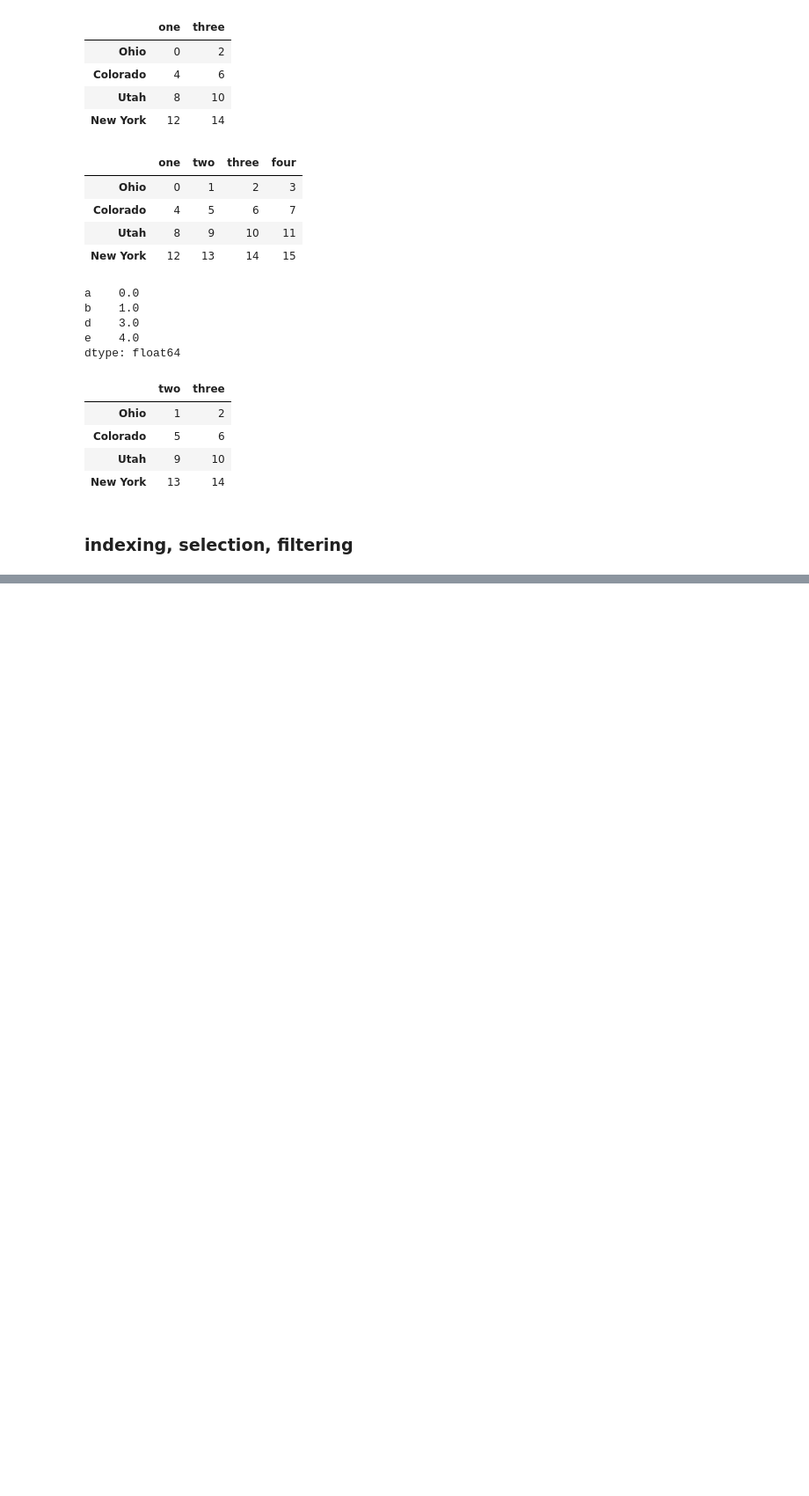
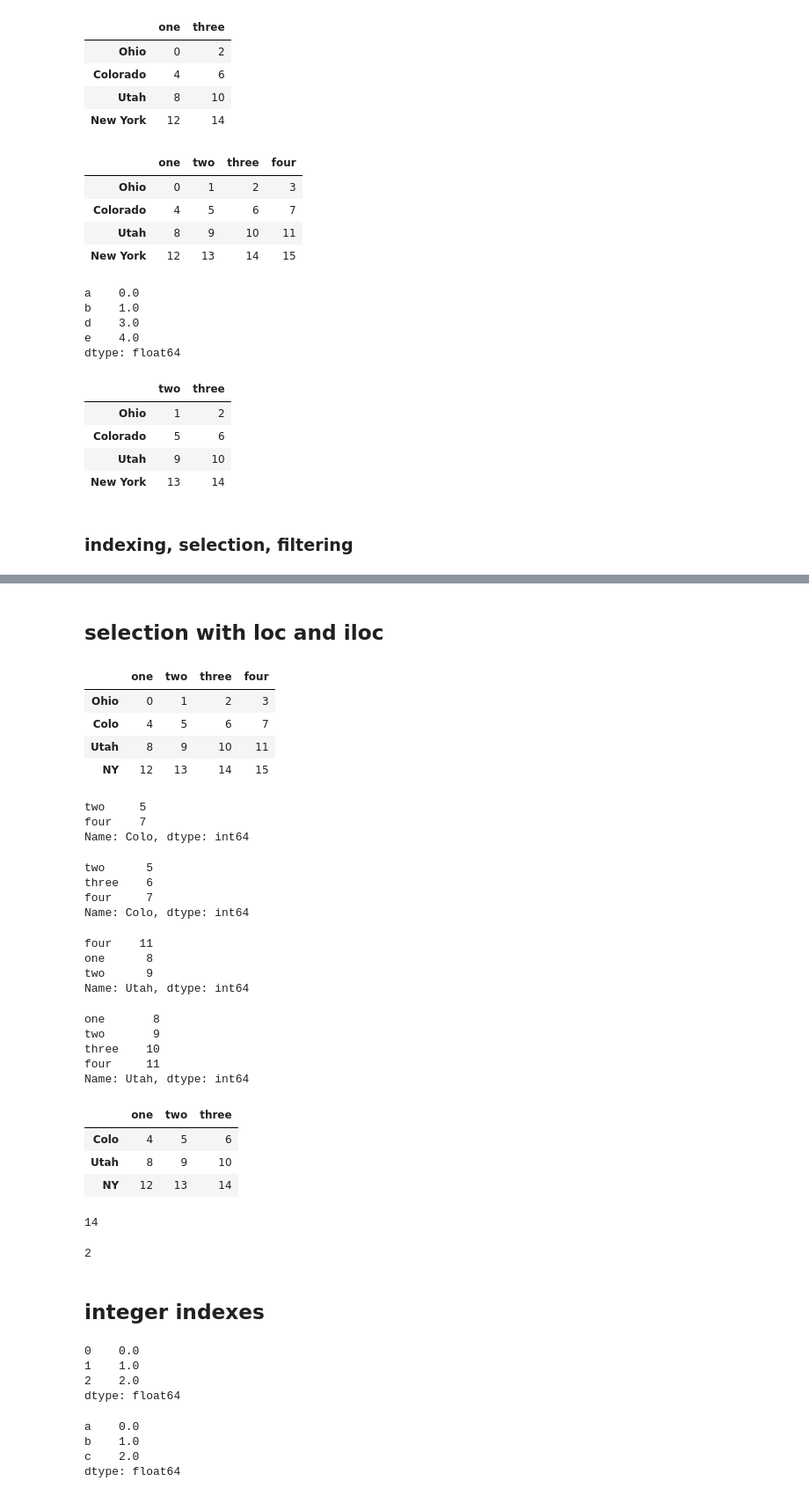
Before and after one commit to hopezh/learn_python_for_data_analysis, a Jupyter notebook: ch5_pandas.ipynb, the cells around one changed output, grey strips where cells are left out. Shown at 88% size. Drawn from its saved outputs; the diff is of its cells as text; code cells hidden in the pictures; blank space fills up the shorter version.

```diff
--- a/ch5_pandas.ipynb
+++ b/ch5_pandas.ipynb
@@ -733,0 +870,76 @@ data
+# %% [markdown]
+## selection with loc and iloc
+# %%
+data = pd.DataFrame(
+    np.arange(16).reshape((4,4)),
+    index=['Ohio', 'Colo', 'Utah', 'NY'],
+    columns=['one', 'two', 'three', 'four']
+)
+data
+# %% [output]
+|  | one | two | three | four |
+| Ohio | 0 | 1 | 2 | 3 |
+| Colo | 4 | 5 | 6 | 7 |
+| Utah | 8 | 9 | 10 | 11 |
+| NY | 12 | 13 | 14 | 15 |
+# %%
+data.loc['Colo', ['two', 'four']]
+# %% [output]
+two     5
+four    7
+Name: Colo, dtype: int64
+# %%
+data.loc['Colo', 'two':'four']
+# %% [output]
+two      5
+three    6
+four     7
+Name: Colo, dtype: int64
+# %%
+data.iloc[2, [3, 0, 1]]
+# %% [output]
+four    11
+one      8
+two      9
+Name: Utah, dtype: int64
+# %%
+data.iloc[2]
+# %% [output]
+one       8
+two       9
+three    10
+four     11
+Name: Utah, dtype: int64
+# %%
+data.iloc[:, :3][data['three'] > 5]
+# %% [output]
+|  | one | two | three |
+| Colo | 4 | 5 | 6 |
+| Utah | 8 | 9 | 10 |
+| NY | 12 | 13 | 14 |
+# %%
+data.at['NY' , 'three']
+# %% [output]
+14
+# %%
+data.iat[0 , 2]
+# %% [output]
+2
+# %% [markdown]
+## integer indexes
+# %%
+ser = pd.Series(np.arange(3.))
+ser
+# %% [output]
+0    0.0
+1    1.0
+2    2.0
+dtype: float64
+# %%
+ser2 = pd.Series(np.arange(3.), index=['a', 'b', 'c'])
+ser2
+# %% [output]
+a    0.0
+b    1.0
+c    2.0
+dtype: float64
```
Also changed, not shown: parts of 23 cells of this notebook.
